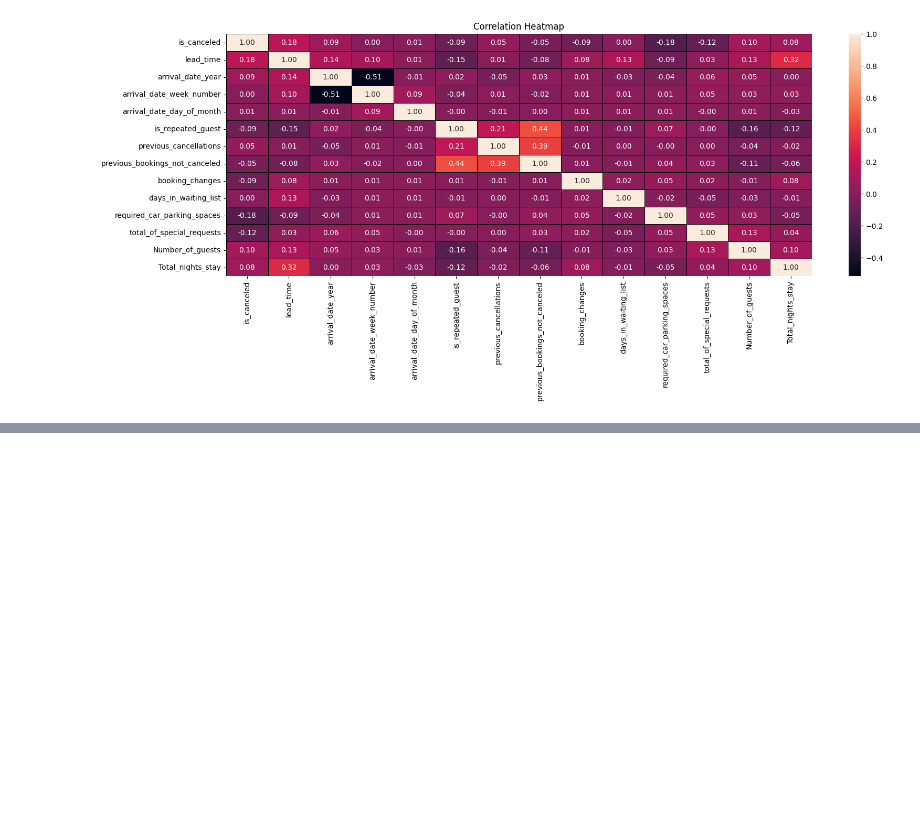
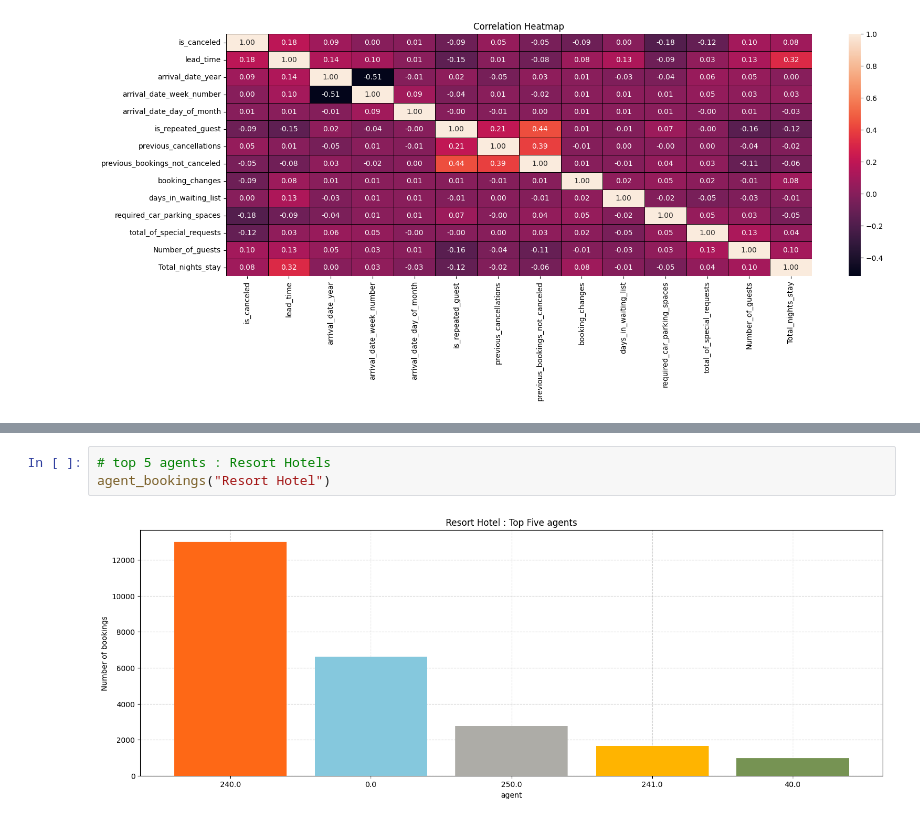
Before and after one commit to HarshitLaloriya/EDA-on-Hotel-Booking-Dataset, a Jupyter notebook: Hotel_Booking_EDA.ipynb, the cells around one changed output, grey strips where cells are left out. Drawn from its saved outputs; the diff is of its cells as text; blank space fills up the shorter version.

```diff
--- a/Hotel_Booking_EDA.ipynb
+++ b/Hotel_Booking_EDA.ipynb
@@ -393,0 +417,5 @@ plt.show()
+# %%
+# top 5 agents : Resort Hotels
+agent_bookings("Resort Hotel")
+# %% [output]
+[figure, added]
```
Also changed, not shown: parts of 3 cells of this notebook.
